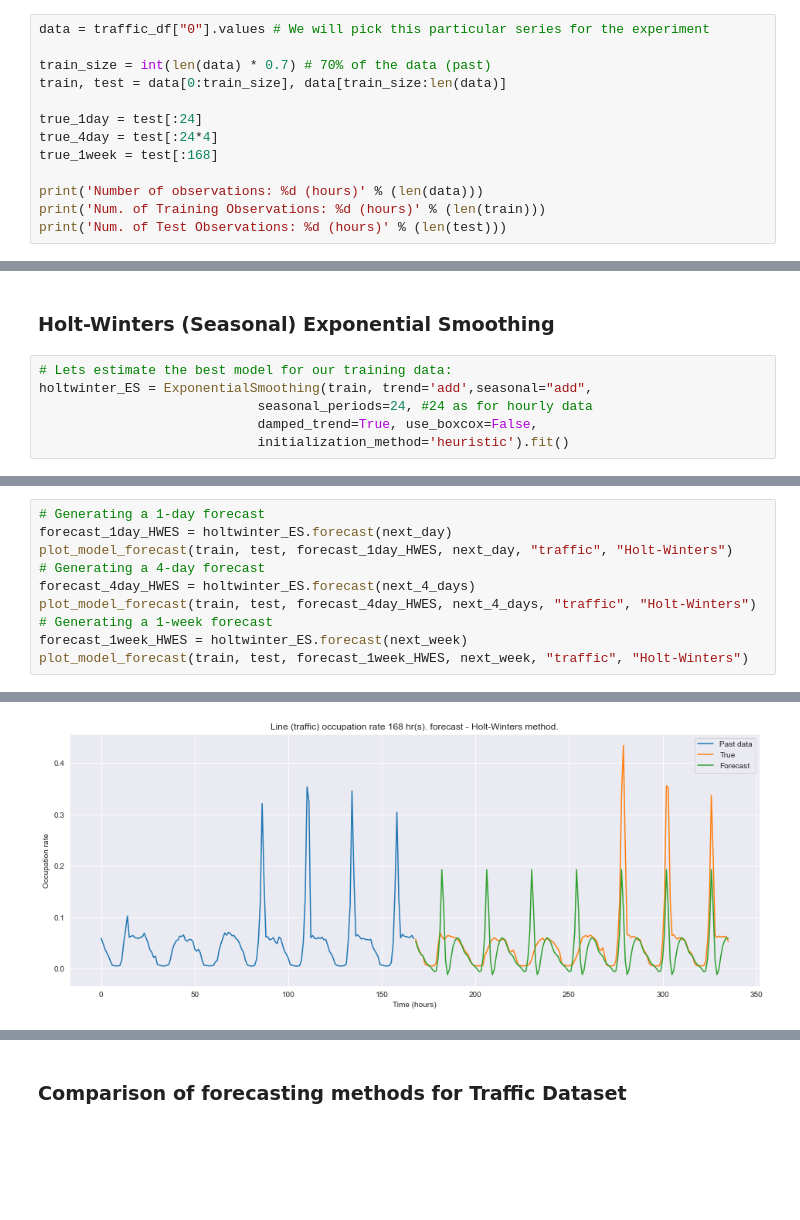
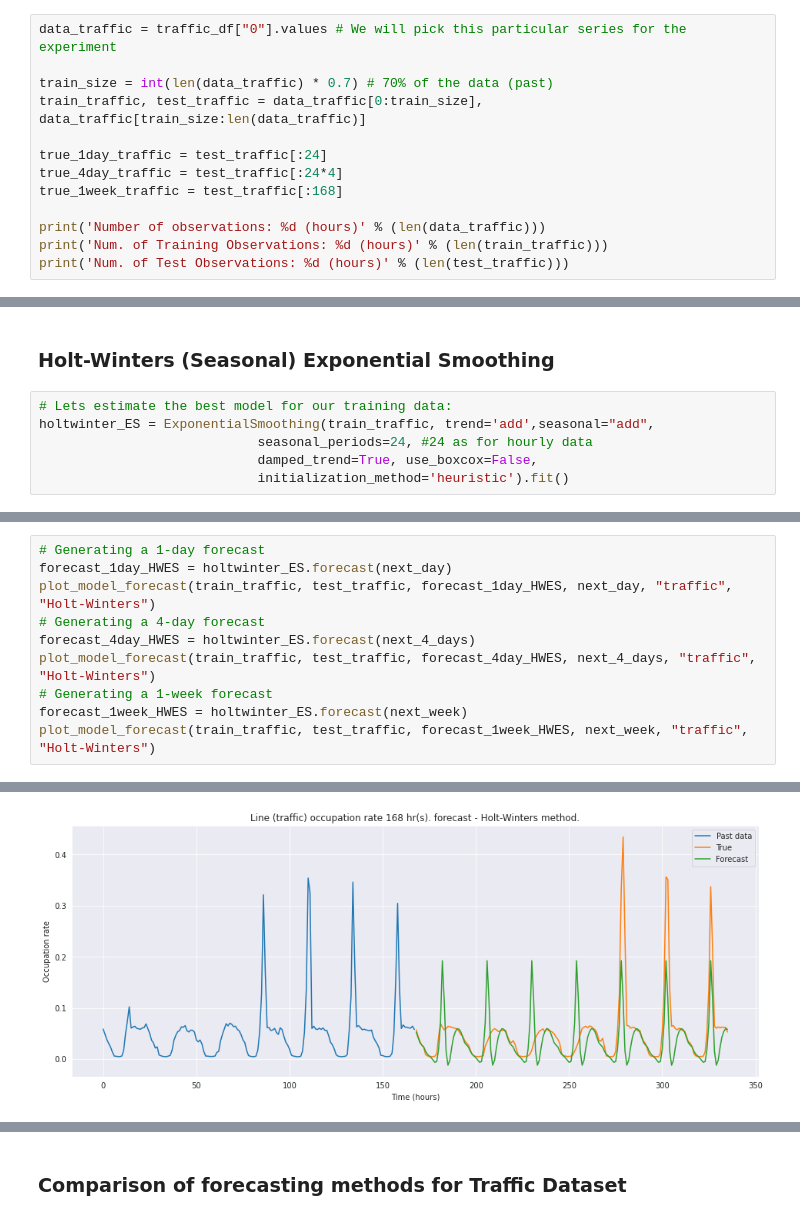
Before and after one commit to andresC98/TSF_Transformers_TFM, a Jupyter notebook: code_notebooks/[TFM] Classical Forecasting Models - Traffic & Electricity Benchmarks.ipynb, the cells around one changed output, grey strips where cells are left out. Saved outputs shown, nothing was run; the diff lists cells and outputs as text; blank space fills up the shorter version.

```diff
--- a/code_notebooks/[TFM] Classical Forecasting Models - Traffic & Electricity Benchmarks.ipynb
+++ b/code_notebooks/[TFM] Classical Forecasting Models - Traffic & Electricity Benchmarks.ipynb
@@ -328,17 +397,17 @@ traffic_df
 17544 rows × 863 columns
 # %%
-data = traffic_df["0"].values # We will pick this particular series for the experiment
+data_traffic = traffic_df["0"].values # We will pick this particular series for the experiment
 
-train_size = int(len(data) * 0.7) # 70% of the data (past)
-train, test = data[0:train_size], data[train_size:len(data)]
+train_size = int(len(data_traffic) * 0.7) # 70% of the data (past)
+train_traffic, test_traffic = data_traffic[0:train_size], data_traffic[train_size:len(data_traffic)]
 
-true_1day = test[:24]
-true_4day = test[:24*4]
-true_1week = test[:168]
+true_1day_traffic = test_traffic[:24]
+true_4day_traffic = test_traffic[:24*4]
+true_1week_traffic = test_traffic[:168]
 
-print('Number of observations: %d (hours)' % (len(data)))
-print('Num. of Training Observations: %d (hours)' % (len(train)))
-print('Num. of Test Observations: %d (hours)' % (len(test)))
+print('Number of observations: %d (hours)' % (len(data_traffic)))
+print('Num. of Training Observations: %d (hours)' % (len(train_traffic)))
+print('Num. of Test Observations: %d (hours)' % (len(test_traffic)))
 # %% [output]
 Number of observations: 17544 (hours)
 Num. of Training Observations: 12280 (hours)
@@ -442,7 +539,7 @@ print("[SES] 1 week forecast - RMSE: {:.4f}. MAE: {:.4f}.".format(rmse_1week, ma
 ### Holt-Winters (Seasonal) Exponential Smoothing
 # %%
 # Lets estimate the best model for our training data:
-holtwinter_ES = ExponentialSmoothing(train, trend='add',seasonal="add",
+holtwinter_ES = ExponentialSmoothing(train_traffic, trend='add',seasonal="add",
                             seasonal_periods=24, #24 as for hourly data
                             damped_trend=True, use_boxcox=False,
                             initialization_method='heuristic').fit()
@@ -451,11 +571,11 @@ holtwinter_ES = ExponentialSmoothing(train, trend='add',seasonal="add",
 # %%
 # Generating a 1-day forecast
 forecast_1day_HWES = holtwinter_ES.forecast(next_day)
-plot_model_forecast(train, test, forecast_1day_HWES, next_day, "traffic", "Holt-Winters")
+plot_model_forecast(train_traffic, test_traffic, forecast_1day_HWES, next_day, "traffic", "Holt-Winters")
 # Generating a 4-day forecast
 forecast_4day_HWES = holtwinter_ES.forecast(next_4_days)
-plot_model_forecast(train, test, forecast_4day_HWES, next_4_days, "traffic", "Holt-Winters")
+plot_model_forecast(train_traffic, test_traffic, forecast_4day_HWES, next_4_days, "traffic", "Holt-Winters")
 # Generating a 1-week forecast
 forecast_1week_HWES = holtwinter_ES.forecast(next_week)
-plot_model_forecast(train, test, forecast_1week_HWES, next_week, "traffic", "Holt-Winters")
+plot_model_forecast(train_traffic, test_traffic, forecast_1week_HWES, next_week, "traffic", "Holt-Winters")
 # %% [output]
@@ -464,2 +584,2 @@ plot_model_forecast(train, test, forecast_1week_HWES, next_week, "traffic", "Hol
-[figure, old version]
+[figure, new version]
 # %%
```
Also changed, not shown: parts of 36 cells of this notebook.
